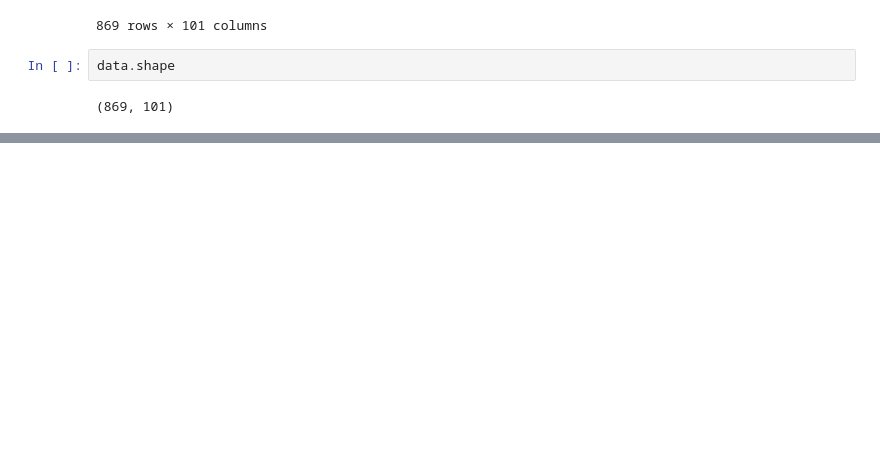
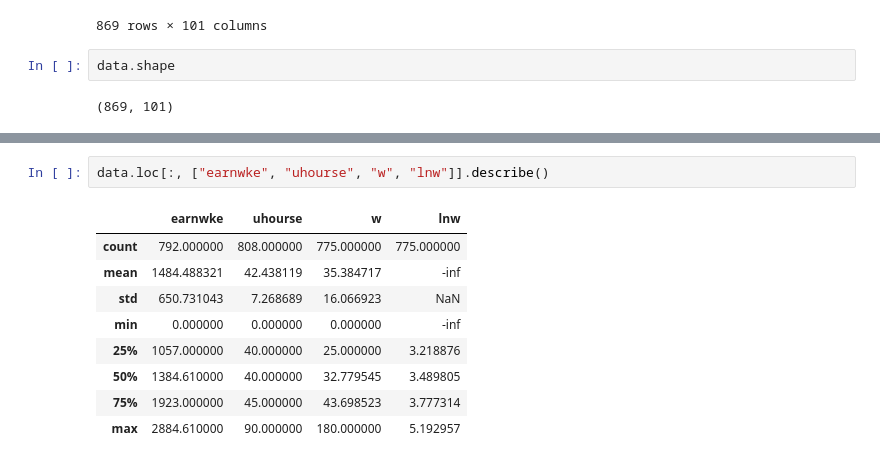
Before and after one commit to corinne167225/DataAnalysis2, a Jupyter notebook: Assignment1.ipynb, the cells around one changed output, grey strips where cells are left out. Saved outputs shown, nothing was run; the diff lists cells and outputs as text; blank space fills up the shorter version.

```diff
--- a/Assignment1.ipynb
+++ b/Assignment1.ipynb
@@ -114,0 +132,12 @@ data.shape
+# %%
+data.loc[:, ["earnwke", "uhourse", "w", "lnw"]].describe()
+# %% [output]
+|  | earnwke | uhourse | w | lnw |
+| count | 792.000000 | 808.000000 | 775.000000 | 775.000000 |
+| mean | 1484.488321 | 42.438119 | 35.384717 | -inf |
+| std | 650.731043 | 7.268689 | 16.066923 | NaN |
+| min | 0.000000 | 0.000000 | 0.000000 | -inf |
+| 25% | 1057.000000 | 40.000000 | 25.000000 | 3.218876 |
+| 50% | 1384.610000 | 40.000000 | 32.779545 | 3.489805 |
+| 75% | 1923.000000 | 45.000000 | 43.698523 | 3.777314 |
+| max | 2884.610000 | 90.000000 | 180.000000 | 5.192957 |
```
Also changed, not shown: parts of 7 cells of this notebook.
